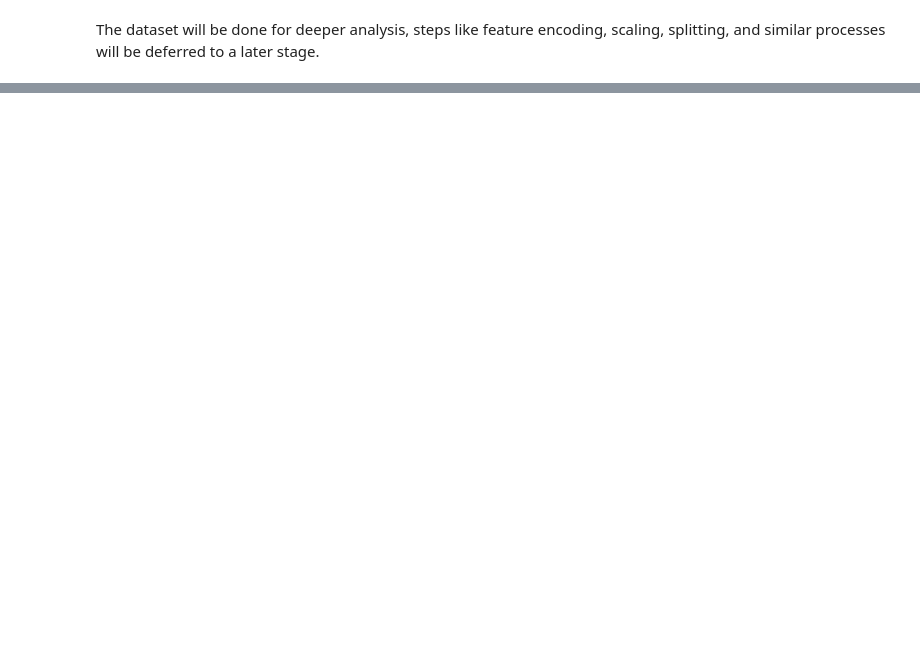
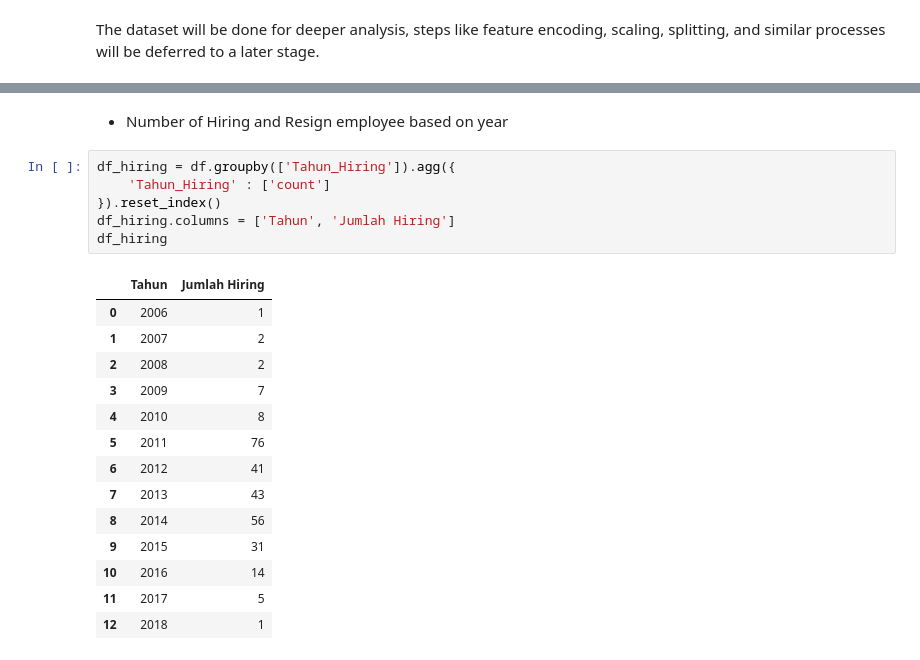
Before and after one commit to kevinusmayadhyw/Improving-Employee-Retention-By-Predicting-Employee-Attrition-Using-Machine-Learning, a Jupyter notebook: Code - Improving Employee Retention By Predicting Employee Attrition Using Machine Learning.ipynb, the cells around one changed output, grey strips where cells are left out. Cells and saved outputs as stored; diff of their text form; blank space fills up the shorter version.

```diff
--- a/Code - Improving Employee Retention By Predicting Employee Attrition Using Machine Learning.ipynb
+++ b/Code - Improving Employee Retention By Predicting Employee Attrition Using Machine Learning.ipynb
@@ -228,0 +227,23 @@ The dataset will be done for deeper analysis, steps like feature encoding, scali
+# %% [markdown]
+- Number of Hiring and Resign employee based on year
+# %%
+df_hiring = df.groupby(['Tahun_Hiring']).agg({
+    'Tahun_Hiring' : ['count']
+}).reset_index()
+df_hiring.columns = ['Tahun', 'Jumlah Hiring']
+df_hiring
+# %% [output]
+|  | Tahun | Jumlah Hiring |
+| 0 | 2006 | 1 |
+| 1 | 2007 | 2 |
+| 2 | 2008 | 2 |
+| 3 | 2009 | 7 |
+| 4 | 2010 | 8 |
+| 5 | 2011 | 76 |
+| 6 | 2012 | 41 |
+| 7 | 2013 | 43 |
+| 8 | 2014 | 56 |
+| 9 | 2015 | 31 |
+| 10 | 2016 | 14 |
+| 11 | 2017 | 5 |
+| 12 | 2018 | 1 |
```
Also changed, not shown: parts of 15 cells of this notebook.
